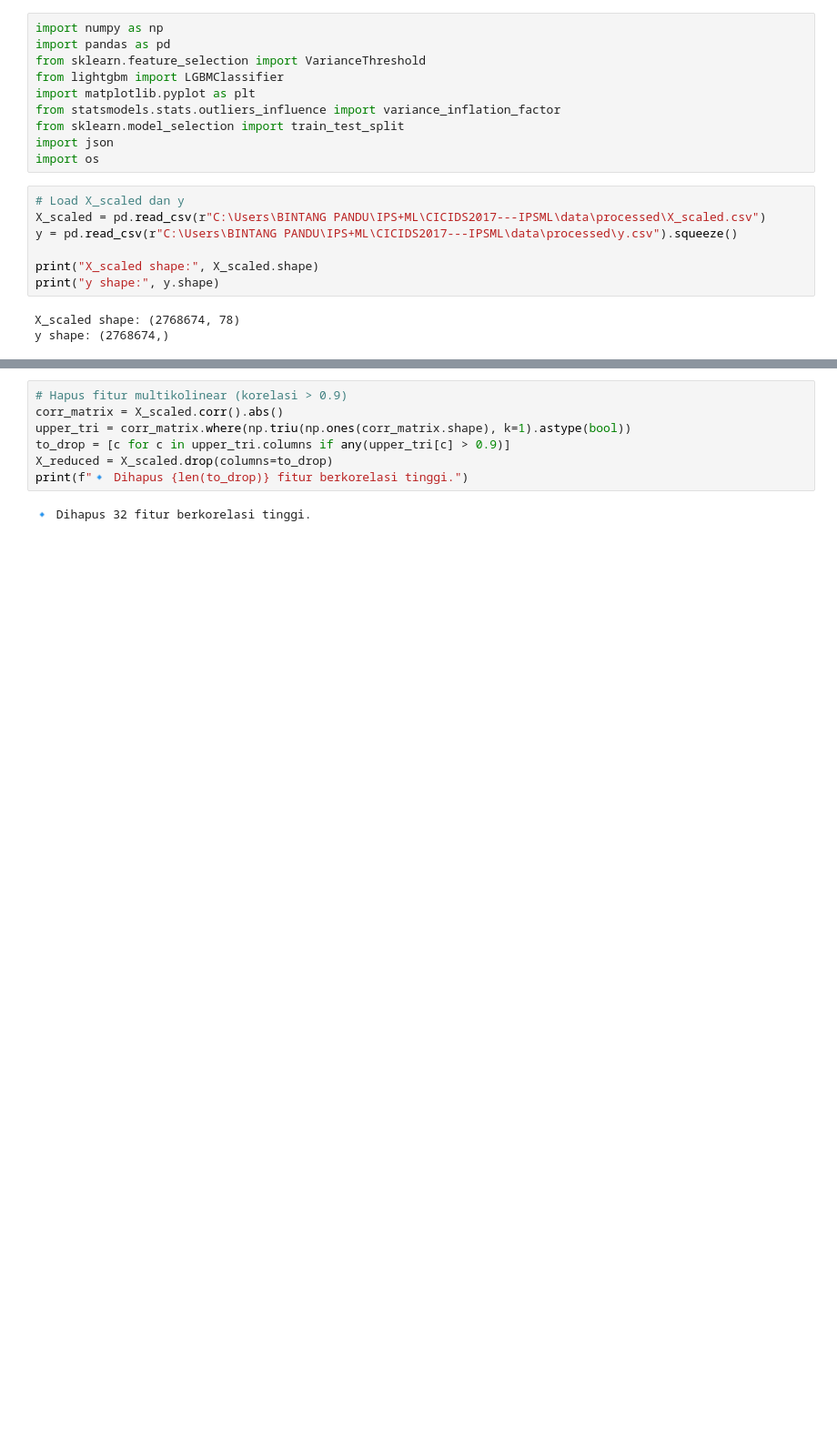
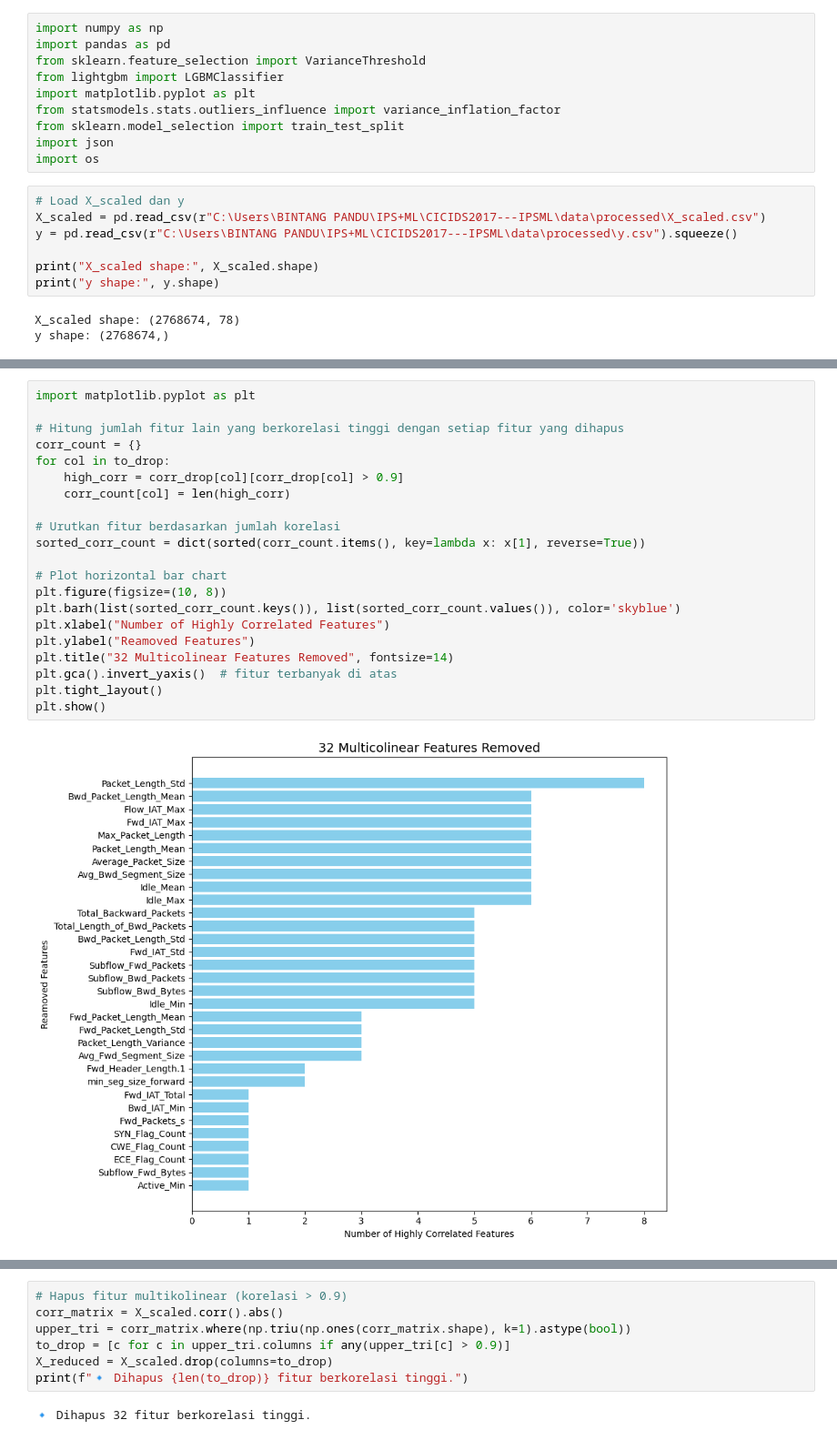
Before and after one commit to bintangpandu14/CICIDS2017---IPSML, a Jupyter notebook: notebooks/02_feature_selection.ipynb, the cells around one changed output, grey strips where cells are left out. Shown: that part at 91% size. Cells and saved outputs as stored; diff of their text form; blank space fills up the shorter version.

```diff
--- a/notebooks/02_feature_selection.ipynb
+++ b/notebooks/02_feature_selection.ipynb
@@ -20,0 +84,23 @@ y shape: (2768674,)
+# %%
+import matplotlib.pyplot as plt
+
+# Hitung jumlah fitur lain yang berkorelasi tinggi dengan setiap fitur yang dihapus
+corr_count = {}
+for col in to_drop:
+    high_corr = corr_drop[col][corr_drop[col] > 0.9]
+    corr_count[col] = len(high_corr)
+
+# Urutkan fitur berdasarkan jumlah korelasi
+sorted_corr_count = dict(sorted(corr_count.items(), key=lambda x: x[1], reverse=True))
+
+# Plot horizontal bar chart
+plt.figure(figsize=(10, 8))
+plt.barh(list(sorted_corr_count.keys()), list(sorted_corr_count.values()), color='skyblue')
+plt.xlabel("Number of Highly Correlated Features")
+plt.ylabel("Reamoved Features")
+plt.title("32 Multicolinear Features Removed", fontsize=14)
+plt.gca().invert_yaxis()  # fitur terbanyak di atas
+plt.tight_layout()
+plt.show()
+# %% [output]
+[figure, added]
```
Also changed, not shown: parts of 4 cells of this notebook, 9 other files.
